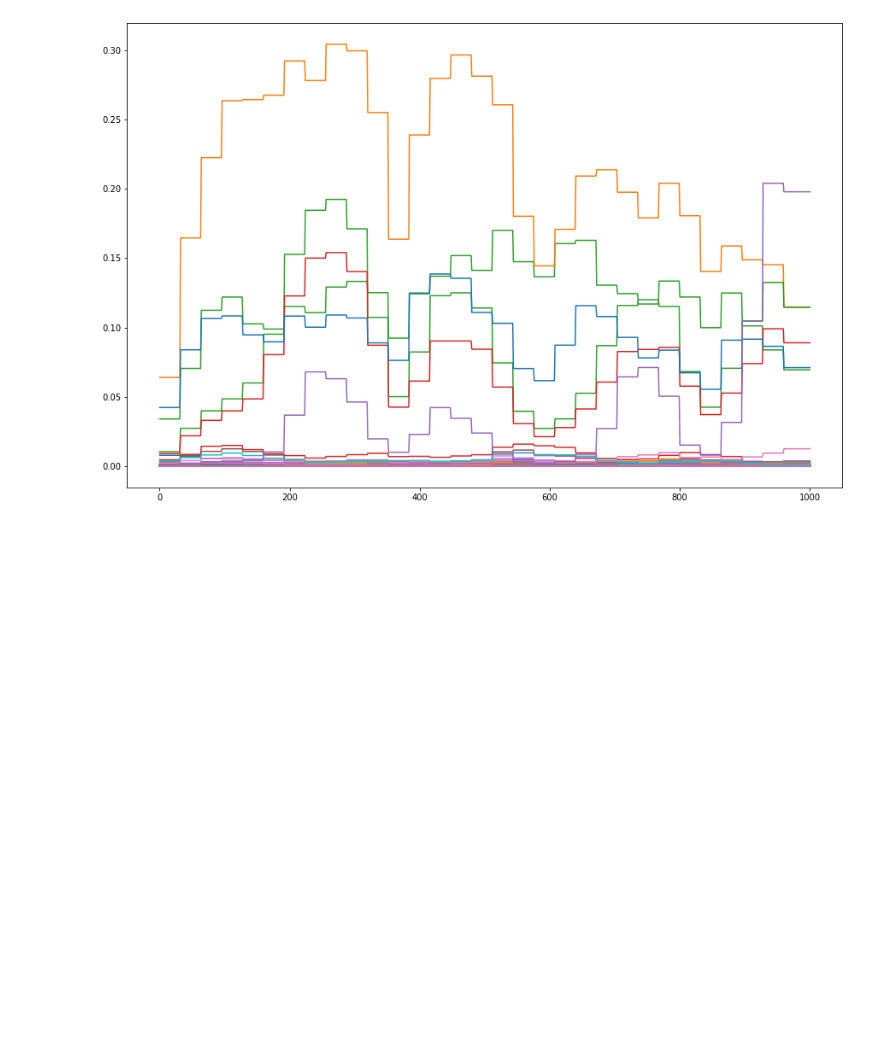
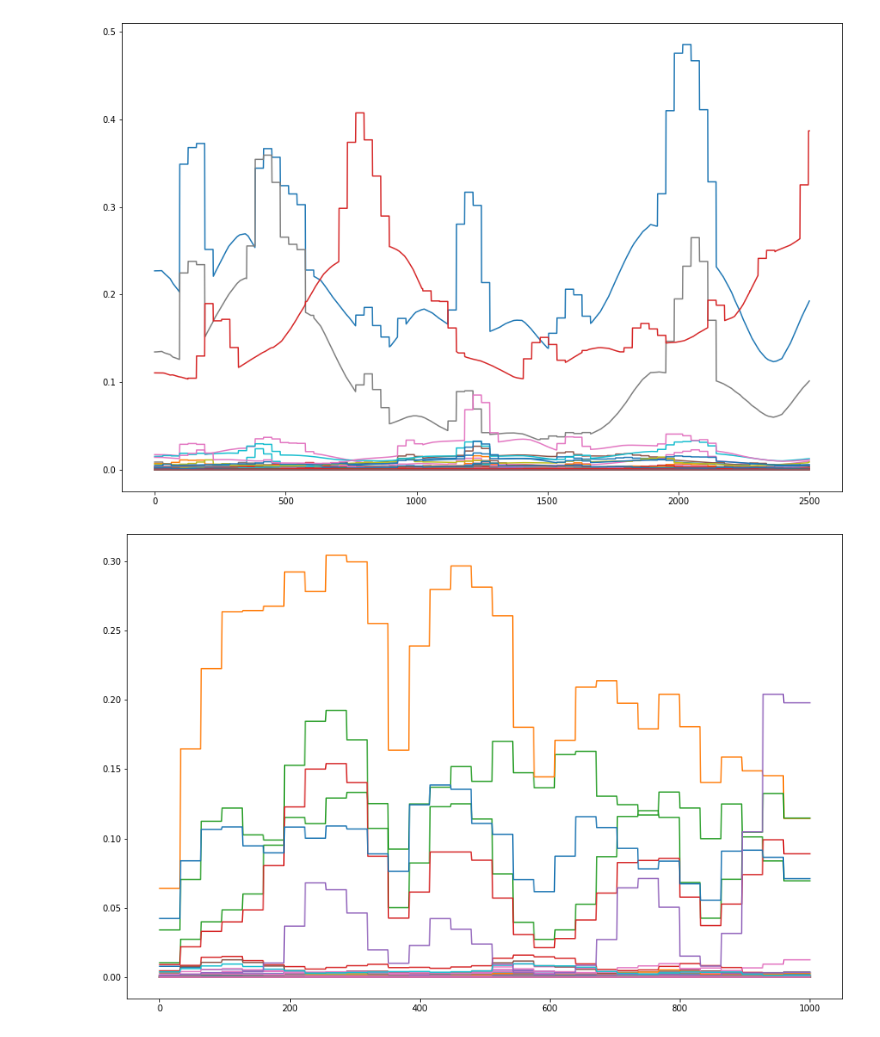
Before and after one commit to daewoung/nia-sound-event, a Jupyter notebook: sed.ipynb, the cells around one changed output. Saved outputs shown, nothing was run; the diff lists cells and outputs as text; code cells hidden in the pictures; blank space fills up the shorter version.

```diff
--- a/sed.ipynb
+++ b/sed.ipynb
@@ -47,0 +86,6 @@ framewise_output.shape
+# %%
+plt.figure(figsize=(15,10))
+for i in range (527):
+  plt.plot(max_array[1,:2500,i])
+# %% [output]
+[figure, added]
```
Also changed, not shown: parts of 10 cells of this notebook, 3 other files.
